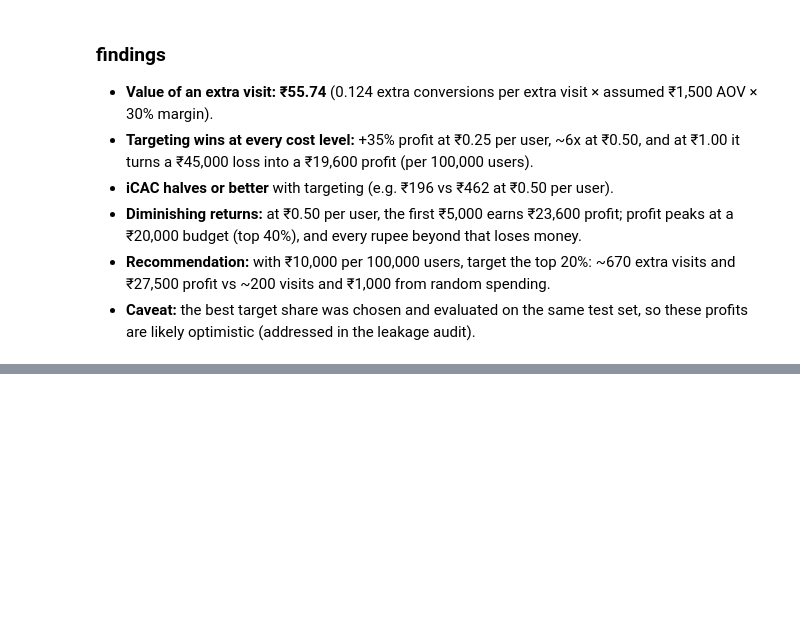
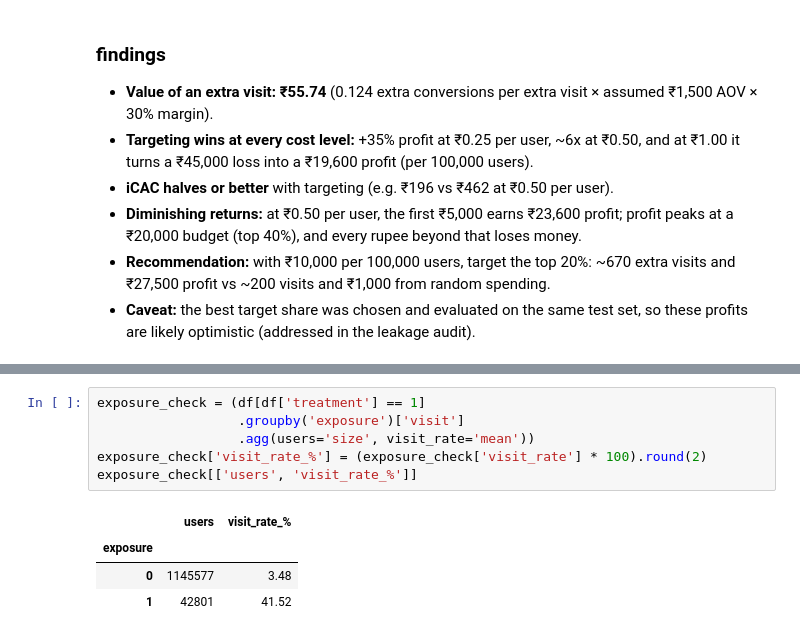
Before and after one commit to SKM1919/liftlens, a Jupyter notebook: notebooks/03_criteo_uplift.ipynb, the cells around one changed output, grey strips where cells are left out. Drawn from its saved outputs; the diff is of its cells as text; blank space fills up the shorter version.

```diff
--- a/notebooks/03_criteo_uplift.ipynb
+++ b/notebooks/03_criteo_uplift.ipynb
@@ -375,0 +396,11 @@ pd.DataFrame(out)
+# %%
+exposure_check = (df[df['treatment'] == 1]
+                  .groupby('exposure')['visit']
+                  .agg(users='size', visit_rate='mean'))
+exposure_check['visit_rate_%'] = (exposure_check['visit_rate'] * 100).round(2)
+exposure_check[['users', 'visit_rate_%']]
+# %% [output]
+|  | users | visit_rate_% |
+| exposure |  |  |
+| 0 | 1145577 | 3.48 |
+| 1 | 42801 | 41.52 |
```
Also changed, not shown: parts of 5 cells of this notebook.
